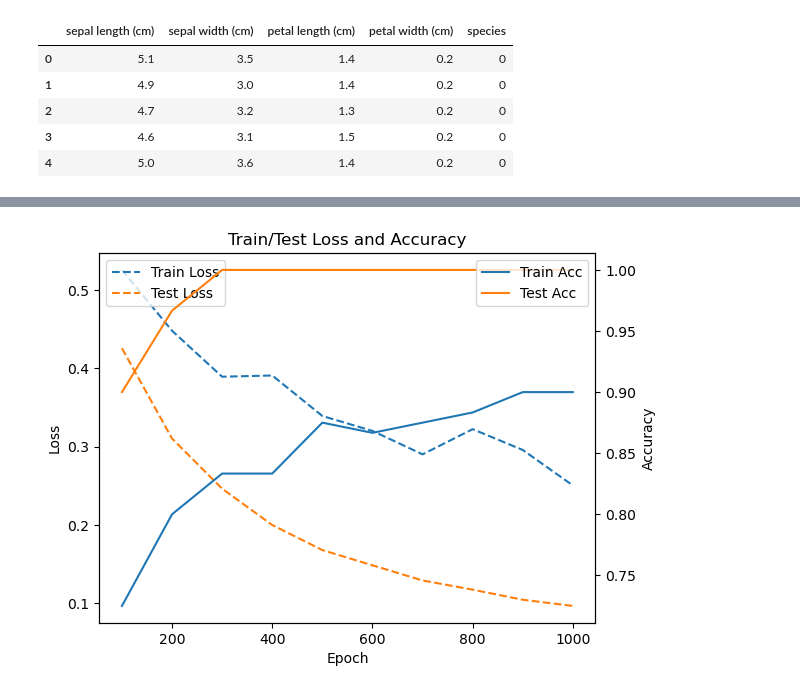
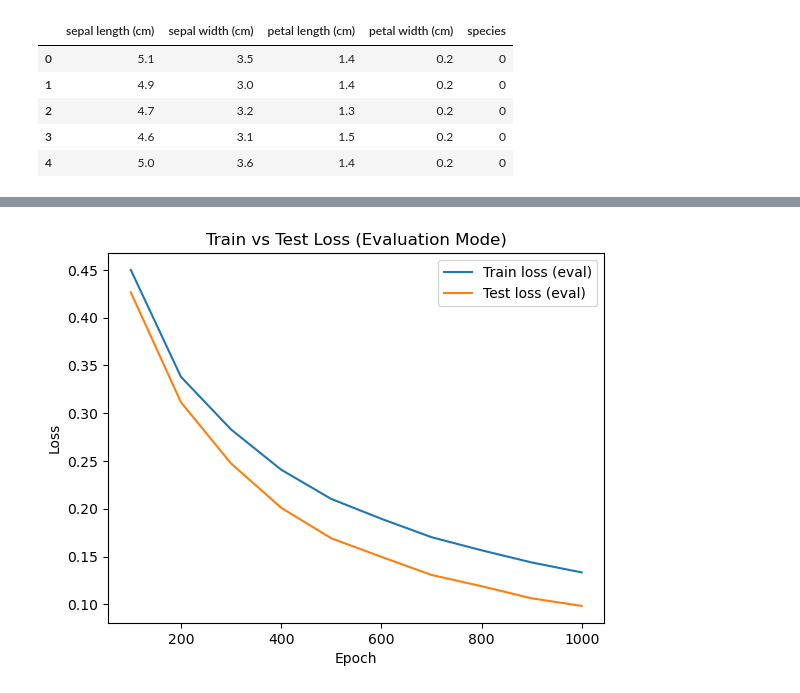
Before and after one commit to nasoskar/ProgrAndMaths, a Jupyter notebook: task1/test.ipynb, the cells around one changed output, grey strips where cells are left out. Cells and saved outputs as stored; diff of their text form; code cells hidden in the pictures.

```diff
--- a/task1/test.ipynb
+++ b/task1/test.ipynb
@@ -260,0 +295,3 @@ Epoch 1000 | Train loss: 0.2504 | Test loss: 0.0966 | Train acc: 0.9000 | Test a
+# %%
+df = pd.DataFrame(log_records)
+df
@@ -261,38 +310,13 @@ Epoch 1000 | Train loss: 0.2504 | Test loss: 0.0966 | Train acc: 0.9000 | Test a
 # %%
 import matplotlib.pyplot as plt
 
-# Create figure and axes
-fig, ax1 = plt.subplots()   # <<< REQUIRED
-
-# Loss on left y-axis (dashed)
-ax1.plot(
-    epochs_record, train_losses,
-    label="Train Loss", linestyle="--", color="tab:blue"
-)
-ax1.plot(
-    epochs_record, test_losses,
-    label="Test Loss", linestyle="--", color="tab:orange"
-)
-
-ax1.set_xlabel("Epoch")
-ax1.set_ylabel("Loss")
-ax1.legend(loc="upper left")
-
-# Accuracy on right y-axis (solid)
-ax2 = ax1.twinx()
-ax2.plot(
-    epochs_record, train_accs,
-    label="Train Acc", color="tab:blue"
-)
-ax2.plot(
-    epochs_record, test_accs,
-    label="Test Acc", color="tab:orange"
-)
-
-ax2.set_ylabel("Accuracy")
-ax2.legend(loc="upper right")
-
-plt.title("Train/Test Loss and Accuracy")
+plt.figure()
+plt.plot(df["epoch"], df["train_loss(eval)"], label="Train loss (eval)")
+plt.plot(df["epoch"], df["test_loss(eval)"], label="Test loss (eval)")
+plt.xlabel("Epoch")
+plt.ylabel("Loss")
+plt.title("Train vs Test Loss (Evaluation Mode)")
+plt.legend()
 plt.show()
 # %% [output]
-[figure, old version]
+[figure, new version]
```
Also changed, not shown: parts of 5 cells of this notebook.
